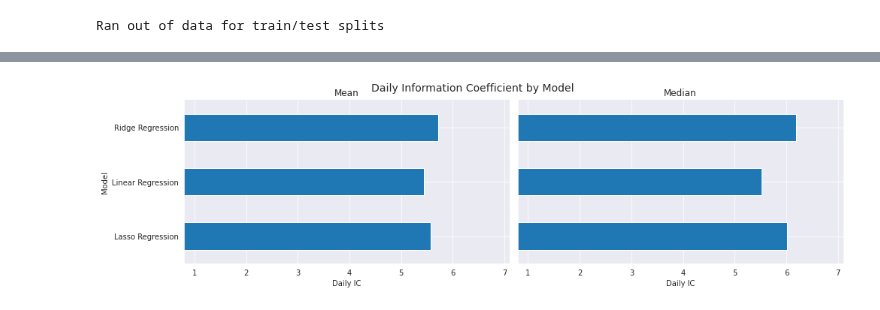
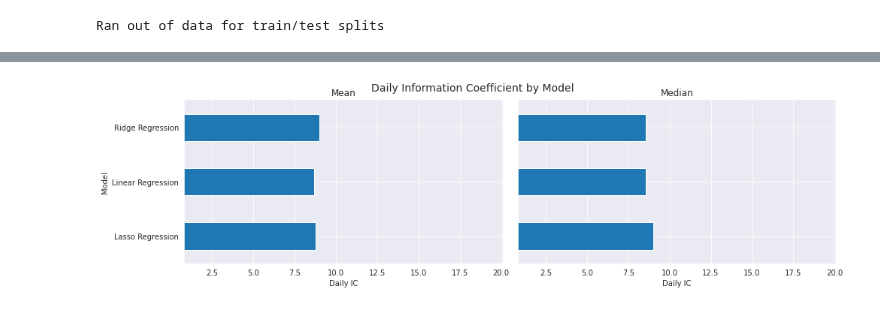
Before and after one commit to carlos-carlos/ML-Class-capstone-project, a Jupyter notebook: Step6_Predictions.ipynb, the cells around one changed output, grey strips where cells are left out. Drawn from its saved outputs; the diff is of its cells as text; code cells hidden in the pictures.

```diff
--- a/Step6_Predictions.ipynb
+++ b/Step6_Predictions.ipynb
@@ -176,7 +176,7 @@ class MultipleTimeSeriesCV:
 train_period_length = 30
 test_period_length = 7
 n_splits = int(2 * YEAR / test_period_length)
-lookahead = 1
+lookahead = 7
 
 cv = MultipleTimeSeriesCV(n_splits=n_splits,
                           test_period_length=test_period_length,
@@ -252,7 +252,7 @@ ridge_alphas = sorted(list(ridge_alphas) + list(ridge_alphas * 5))
 n_splits = int(2 * YEAR/test_period_length)
 train_period_length = 30
 test_period_length = 7
-lookahead = 1
+lookahead = 7
 
 cv = MultipleTimeSeriesCV(n_splits=n_splits,
                           test_period_length=test_period_length,
@@ -518,7 +518,7 @@ train_period_length = 30
 test_period_length = 7
 YEAR = 365
 n_splits = int(2 * YEAR / test_period_length) # two years
-lookahead = 1
+lookahead = 7
 # %%
 cv = MultipleTimeSeriesCV(n_splits=n_splits,
                           test_period_length=test_period_length,
@@ -703,15 +707,15 @@ df.columns = ['IC', 'RMSE', 'Model']
 # %%
 scores = df.groupby('Model').IC.agg(['mean', 'median'])
 fig, axes = plt.subplots(ncols=2, figsize=(14,4), sharey=True, sharex=True)
 
-scores['mean'].plot.barh(ax=axes[0], xlim=(0.85, 7), title='Mean')
-scores['median'].plot.barh(ax=axes[1], xlim=(0.8, 7.1), title='Median')
+scores['mean'].plot.barh(ax=axes[0], xlim=(0.85, 20), title='Mean')
+scores['median'].plot.barh(ax=axes[1], xlim=(0.8, 20.1), title='Median')
 axes[0].set_xlabel('Daily IC')
 axes[1].set_xlabel('Daily IC')
 
 fig.suptitle('Daily Information Coefficient by Model', fontsize=14)
 sns.despine()
 fig.tight_layout()
 fig.subplots_adjust(top=.9)
 # %% [output]
-[figure, old version]
+[figure, new version]
```
Also changed, not shown: parts of 18 cells of this notebook.
